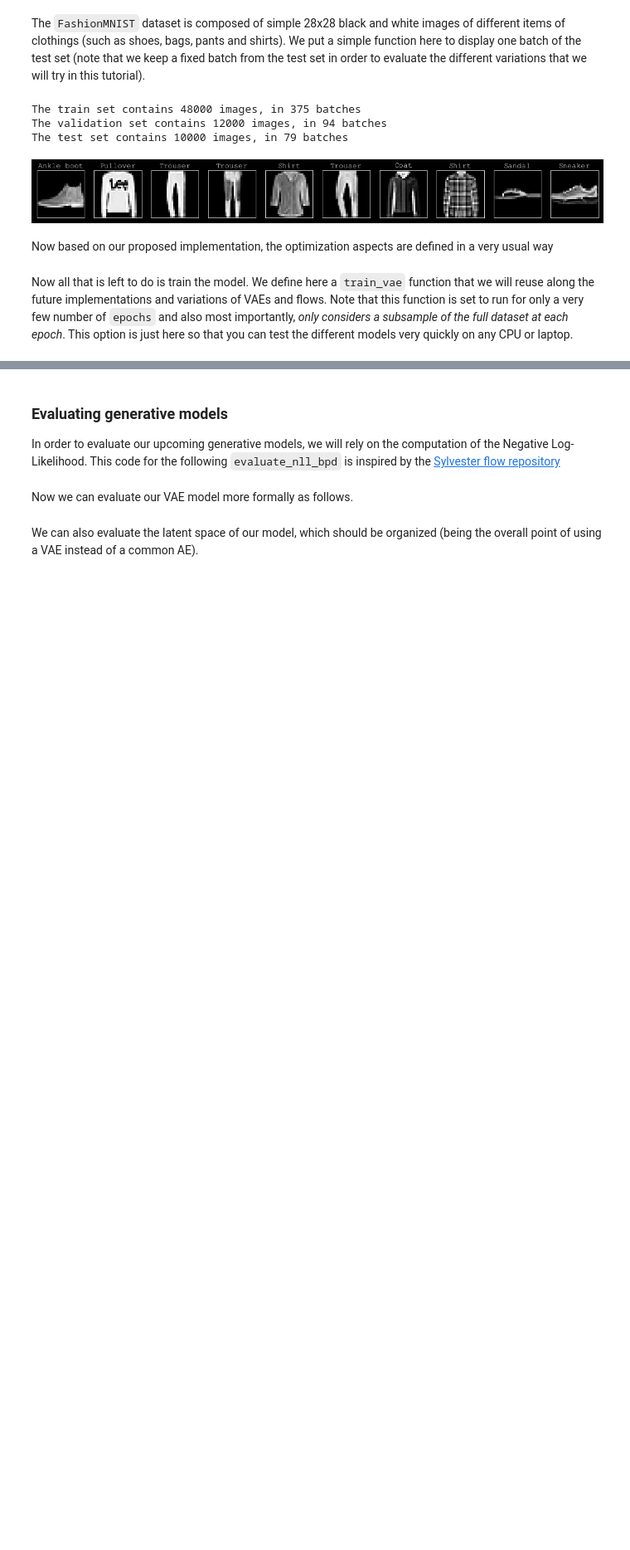
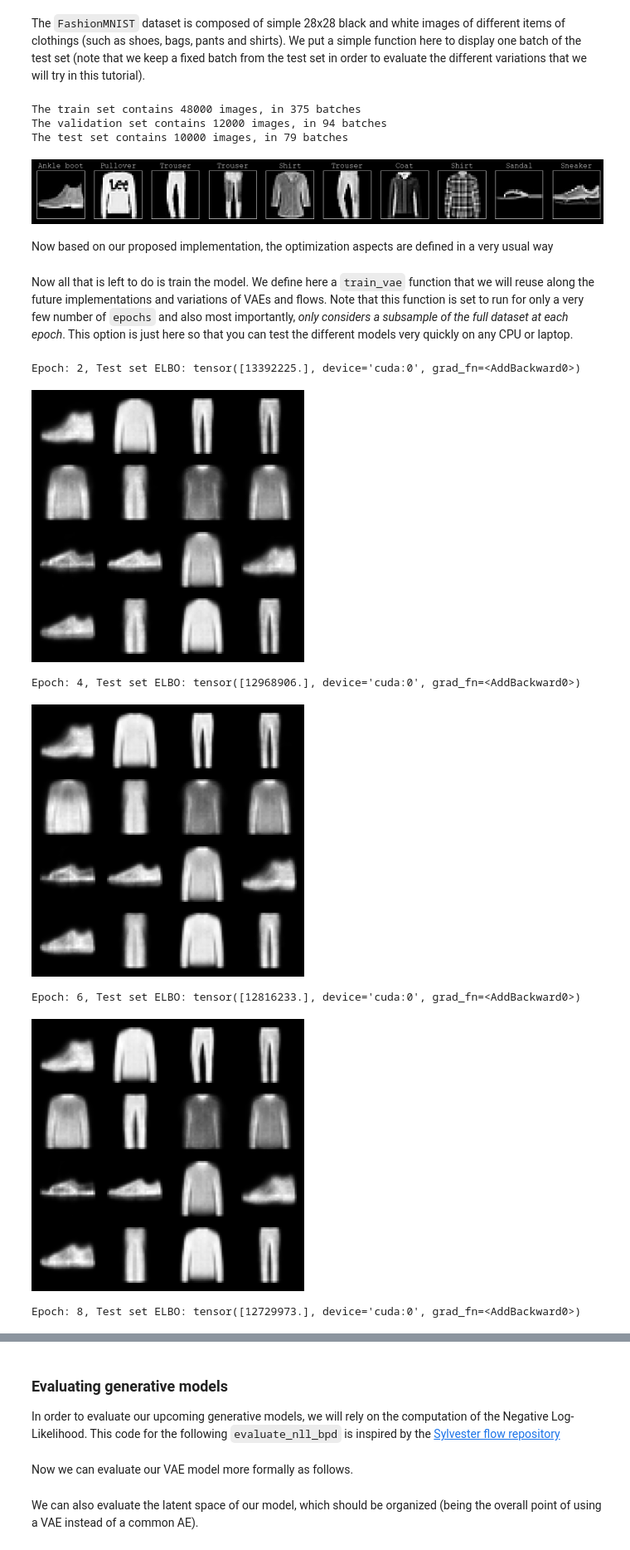
Before and after one commit to peladeaucome/atiam_ml, a Jupyter notebook: 10a_variational_auto_encoders.ipynb, the cells around one changed output, grey strips where cells are left out. Shown at 83% size. Saved outputs shown, nothing was run; the diff lists cells and outputs as text; code cells hidden in the pictures; blank space fills up the shorter version.

```diff
--- a/10a_variational_auto_encoders.ipynb
+++ b/10a_variational_auto_encoders.ipynb
@@ -210,8 +215,9 @@ class VAE(AE):
         ######################
         # YOUR CODE GOES HERE
         ######################
-        mu = self.mu(x)
-        sigma = self.sigma(x)
+        encoded = encoder(x)
+        mu = self.mu(encoded)
+        sigma = self.sigma(encoded)
         return mu, sigma
 
     def decode(self, z):
@@ -232,8 +238,8 @@ class VAE(AE):
         # YOUR CODE GOES HERE
         ######################
 
-
-
+        z = z_params[0] + torch.randn(self.latent_dims).to(device)*z_params[1]
+        kl_div = torch.sum(1 + torch.log(torch.square(z_params[1])) - torch.square(z_params[0]) - torch.square(z_params[1]))/2
         return z, kl_div
 # %% [markdown]
 Now the interesting aspect of VAEs is that we can define any parametric function as `encoder` and `decoder`, as long as we can optimize them. Here, we will rely on simple feed-forward neural networks, but these can be largely more complex (with limitations that we will discuss later in the tutorial).
@@ -348,24 +357,32 @@ optimizer = torch.optim.Adam(model.parameters(), lr=1e-4)
 Now all that is left to do is train the model. We define here a `train_vae` function that we will reuse along the future implementations and variations of VAEs and flows. Note that this function is set to run for only a very few number of `epochs` and also most importantly, *only considers a subsample of the full dataset at each epoch*. This option is just here so that you can test the different models very quickly on any CPU or laptop.
 # %%
 def generate_and_save_images(model, epoch, test_sample):
-    predictions, _ = model(test_sample)
+    predictions, _ = model(test_sample.to(device))
     fig = plt.figure(figsize=(4, 4))
     for i in range(predictions.shape[0]):
         plt.subplot(4, 4, i + 1)
-        plt.imshow(predictions[i, 0, :, :].detach(), cmap='gray')
+        plt.imshow(predictions[i, 0, :, :].cpu().detach(), cmap='gray')
         plt.axis('off')
     # Tight_layout minimizes the overlap between 2 sub-plots
     #plt.savefig('image_at_epoch_{:04d}.png'.format(epoch))
     plt.show()
-
 epochs=50
 test_sample = imgs_test[0:16, :, :, :]
 for epoch in range(1, epochs + 1):
-    full_loss = torch.Tensor([0])
+    full_loss = torch.Tensor([0]).to(device)
     # Forward pass: compute predicted y by passing x to the model.
     for i, (x, _) in enumerate(train_loader):
         full_loss += train_step(model, x, optimizer)
     #for i, (x, _) in enumerate(valid_loader):
     #    train_step(model, x, optimizer)
-    print('Epoch: {}, Test set ELBO: {}'.format(epoch, full_loss))
-    generate_and_save_images(model, epoch, test_sample)
+    if epoch%(epochs//20)==0:
+        print('Epoch: {}, Test set ELBO: {}'.format(epoch, full_loss))
+        generate_and_save_images(model, epoch, test_sample)
+# %% [output]
+Epoch: 2, Test set ELBO: tensor([13392225.], device='cuda:0', grad_fn=<AddBackward0>)
+[figure, added]
+Epoch: 4, Test set ELBO: tensor([12968906.], device='cuda:0', grad_fn=<AddBackward0>)
+[figure, added]
+Epoch: 6, Test set ELBO: tensor([12816233.], device='cuda:0', grad_fn=<AddBackward0>)
+[figure, added]
+Epoch: 8, Test set ELBO: tensor([12729973.], device='cuda:0', grad_fn=<AddBackward0>)
```
Also changed, not shown: parts of 13 cells of this notebook, 2 other files.
